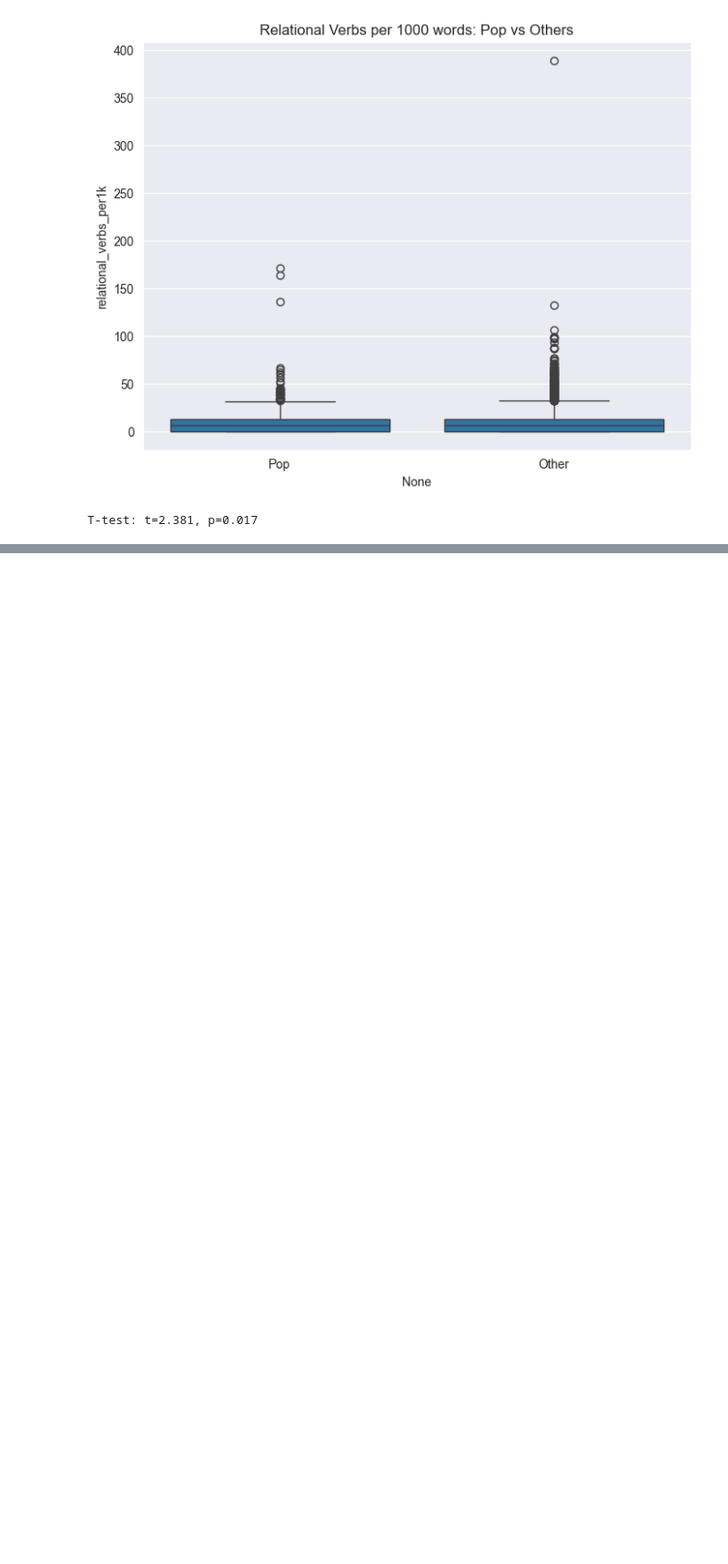
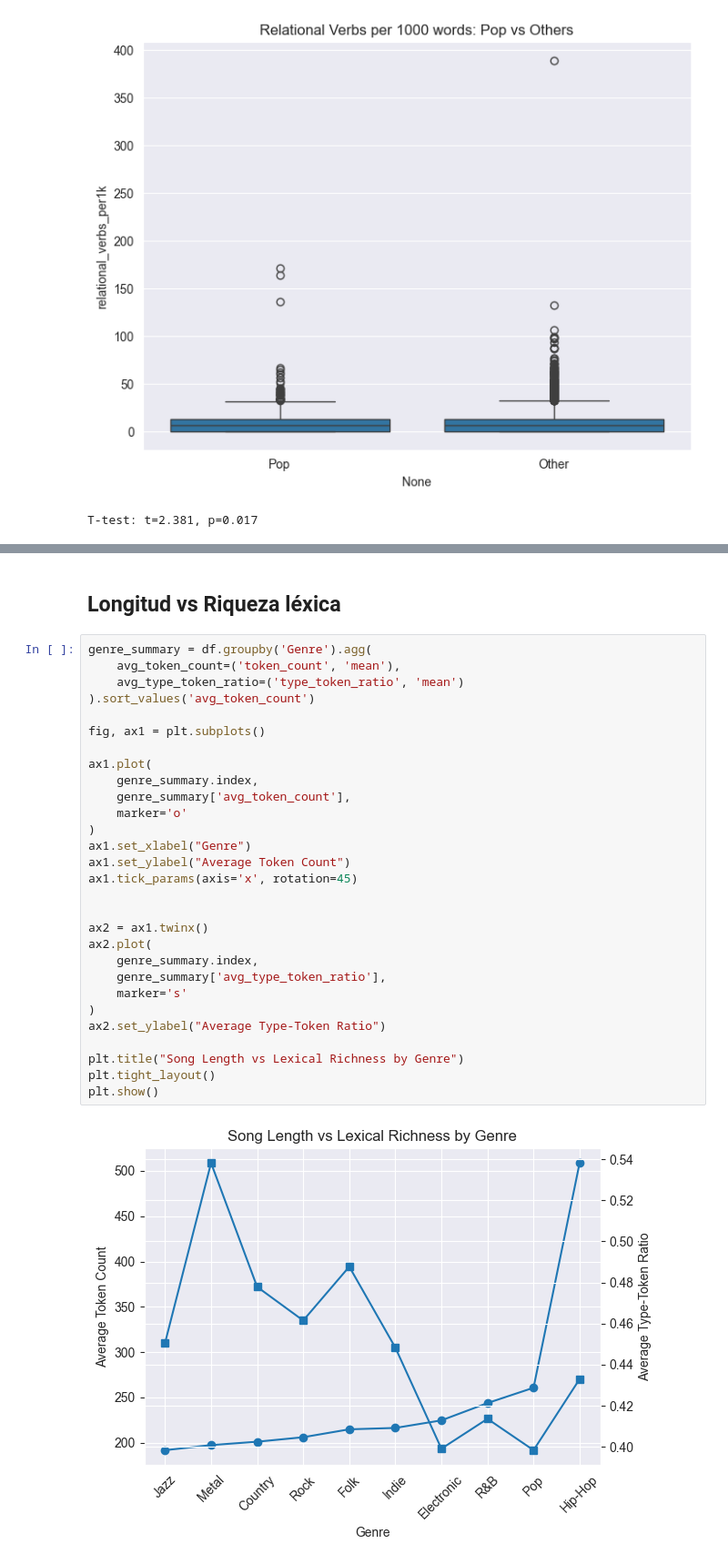
Before and after one commit to kendalls-s/Analisis-Morfosintactico-de-Letras-Musicales, a Jupyter notebook: notebooks/05_comparacion_generos.ipynb, the cells around one changed output, grey strips where cells are left out. Shown at 91% size. Saved outputs shown, nothing was run; the diff lists cells and outputs as text; blank space fills up the shorter version.

```diff
--- a/notebooks/05_comparacion_generos.ipynb
+++ b/notebooks/05_comparacion_generos.ipynb
@@ -154,0 +205,33 @@ T-test: t=2.381, p=0.017
+# %% [markdown]
+## Longitud vs Riqueza léxica
+# %%
+genre_summary = df.groupby('Genre').agg(
+    avg_token_count=('token_count', 'mean'),
+    avg_type_token_ratio=('type_token_ratio', 'mean')
+).sort_values('avg_token_count')
+
+fig, ax1 = plt.subplots()
+
+ax1.plot(
+    genre_summary.index,
+    genre_summary['avg_token_count'],
+    marker='o'
+)
+ax1.set_xlabel("Genre")
+ax1.set_ylabel("Average Token Count")
+ax1.tick_params(axis='x', rotation=45)
+
+
+ax2 = ax1.twinx()
+ax2.plot(
+    genre_summary.index,
+    genre_summary['avg_type_token_ratio'],
+    marker='s'
+)
+ax2.set_ylabel("Average Type-Token Ratio")
+
+plt.title("Song Length vs Lexical Richness by Genre")
+plt.tight_layout()
+plt.show()
+# %% [output]
+[figure, added]
```
Also changed, not shown: parts of 8 cells of this notebook.
